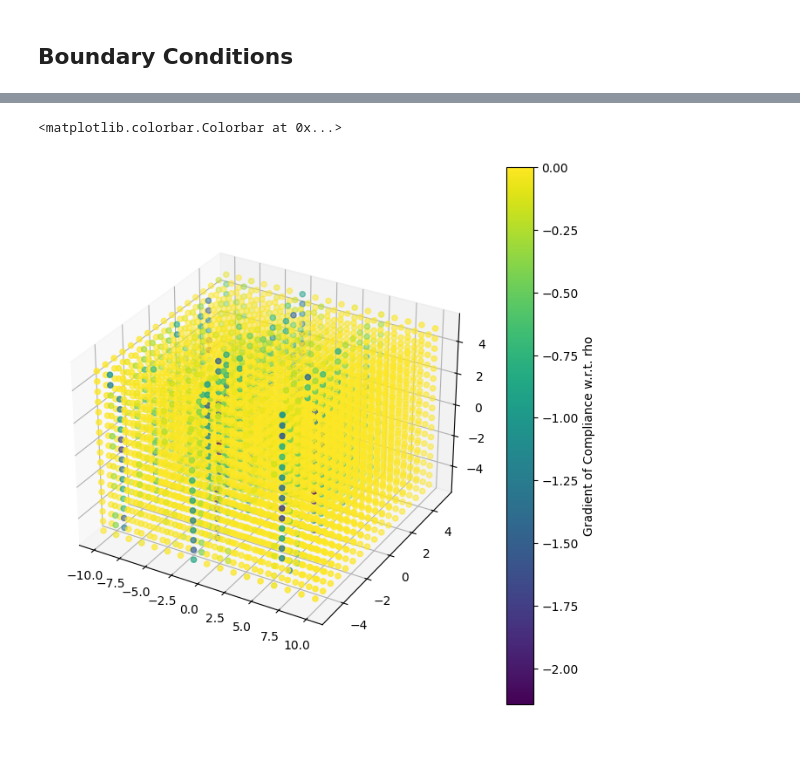
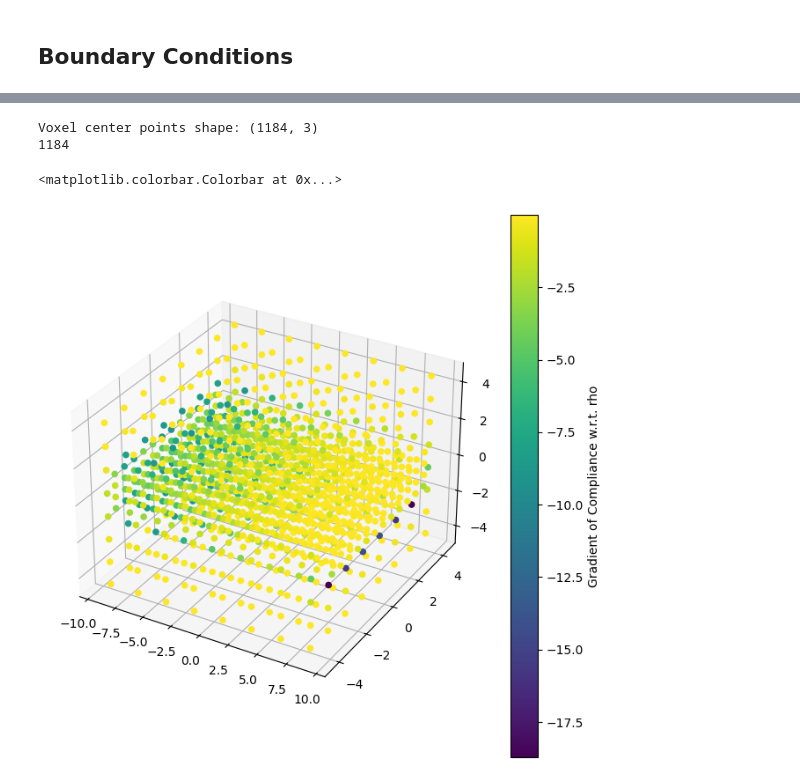
Before and after one commit to pasteurlabs/tesseract-jax, a Jupyter notebook: examples/ansys/optim_bars.ipynb, the cells around one changed output, grey strips where cells are left out. Cells and saved outputs as stored; diff of their text form; code cells hidden in the pictures; blank space fills up the shorter version.

```diff
--- a/examples/ansys/optim_bars.ipynb
+++ b/examples/ansys/optim_bars.ipynb
@@ -339,7 +327,7 @@ def sizing_field(
     return min_size + (max_size - min_size) * normalized_sdf
 
 
-sizing = sizing_field(sdf, min_size=Lx / 60, max_size=Lx / 4, scale=2.0)
+sizing = sizing_field(sdf, min_size=Lx / 60, max_size=Lx / 5, scale=2.0)
 plot_grid(sizing, Lx, Ly, Lz, Nx, Ny, Nz)
 print(f"Sizing field min: {sizing.min()}, max: {sizing.max()}")
 # %% [output]
@@ -354,8 +342,8 @@ mesher_out = apply_tesseract(
     mesher,
     {
         "domain_size": [Lx, Ly, Lz],
-        # "sizing_field": sizing,  # jnp.ones_like(sdf) * (Lx / 10),
-        "sizing_field": jnp.ones_like(sdf) * (Lx / 10),
+        "sizing_field": sizing,  # jnp.ones_like(sdf) * (Lx / 10),
+        # "sizing_field": jnp.ones_like(sdf) * (Lx / 10),
         "field_values": rho,
         "max_subdivision_levels": 4,
         "max_points": 5000,
@@ -460,8 +448,8 @@ def get_boundary_masks(mesh: dict, Lx: float, Lz: float):
 
     dirichlet_mask = pts[:, 0] <= -Lx / 2 + 1e-5
     van_neumann_mask = jnp.logical_and(
-        jnp.isclose(pts[:, 0], Lx / 2, atol=Lz / 10),
-        jnp.isclose(pts[:, 2], -Lz / 2, atol=Lz / 10),
+        jnp.isclose(pts[:, 0], Lx / 2, atol=Lz / 6),
+        jnp.isclose(pts[:, 2], -Lz / 2, atol=Lz / 6),
     )
 
     return dirichlet_mask, van_neumann_mask
@@ -595,7 +583,8 @@ def loss(
     """Compute structural compliance for given bar parameters.
 
     Args:
-        params: Bar parameter array with shape (n_chains, n_nodes, 3).
+        cell_values: Material density values for each mesh cell.
+        mesh: Mesh dictionary.
 
     Returns:
         Structural compliance (scalar). Lower values indicate better performance.
@@ -639,16 +642,24 @@ print(grad[0:100])
 # %%
 # print a 3D point cloud of the gradient field
 fig, ax = plt.subplots(1, 1, subplot_kw={"projection": "3d"}, figsize=(8, 8))
+pts_coords = mesher_out["mesh"]["points"][: mesher_out["mesh"]["n_points"]]
+hex_cells = mesher_out["mesh"]["faces"][: mesher_out["mesh"]["n_faces"]]
+voxel_center_points = jnp.mean(pts_coords[hex_cells], axis=1)
+print("Voxel center points shape:", voxel_center_points.shape)
+print(mesher_out["mesh"]["n_faces"])
 sc = ax.scatter(
-    adaptive_mesh["points"][: adaptive_mesh["n_points"], 0],
-    adaptive_mesh["points"][: adaptive_mesh["n_points"], 1],
-    adaptive_mesh["points"][: adaptive_mesh["n_points"], 2],
-    c=grad[:, 0][: adaptive_mesh["n_points"]],
+    voxel_center_points[:, 0],
+    voxel_center_points[:, 1],
+    voxel_center_points[:, 2],
+    c=grad[: mesher_out["mesh"]["n_faces"], 0],
     cmap="viridis",
+    alpha=1.0,
 )
 # lets add a colorbar
 plt.colorbar(sc, ax=ax, label="Gradient of Compliance w.r.t. rho")
 # %% [output]
-<matplotlib.colorbar.Colorbar at 0x...>
+Voxel center points shape: (1184, 3)
+1184
+<matplotlib.colorbar.Colorbar at 0x...>
-[figure, old version]
+[figure, new version]
 # %%
```
Also changed, not shown: parts of 17 cells of this notebook, 4 other files.
